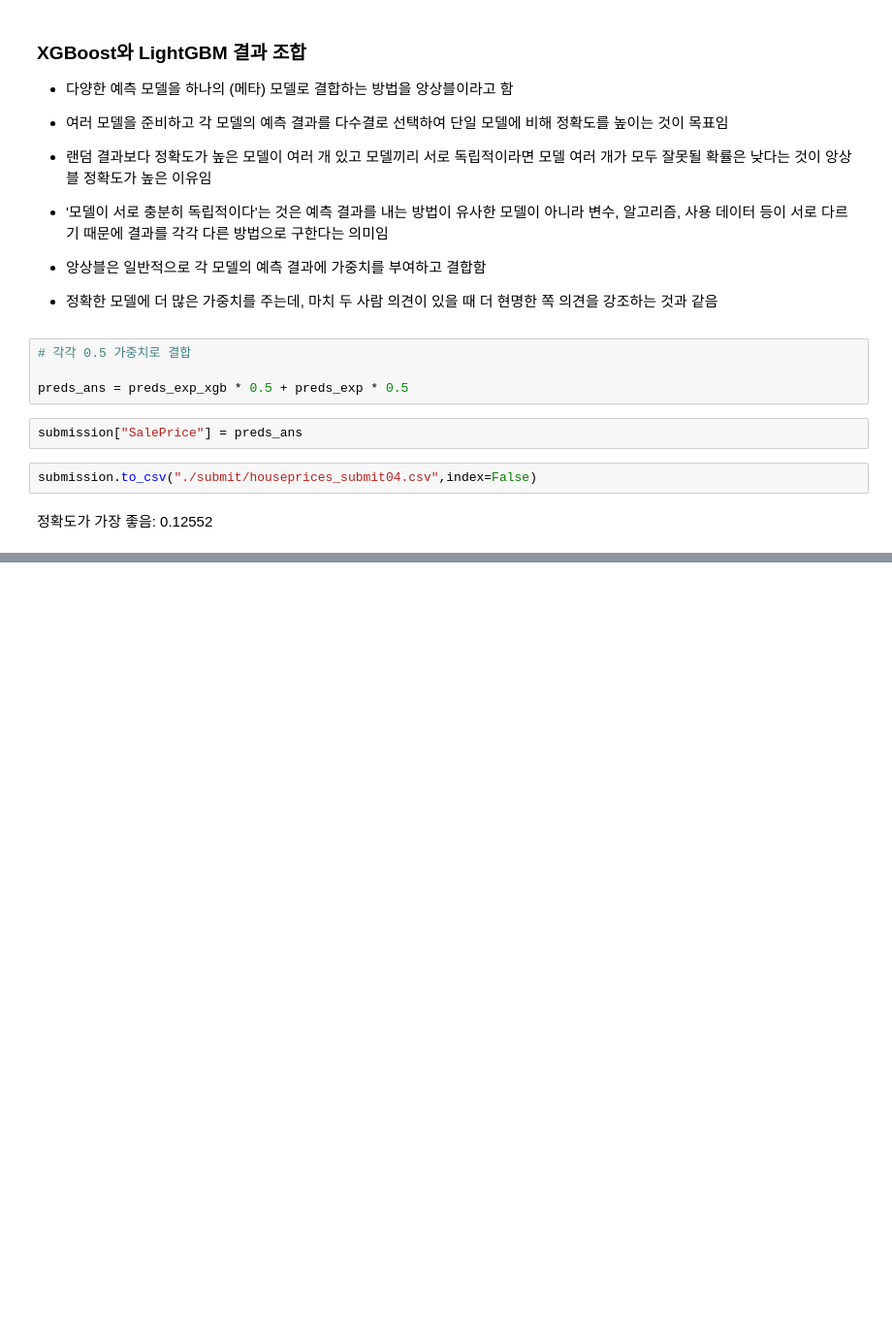
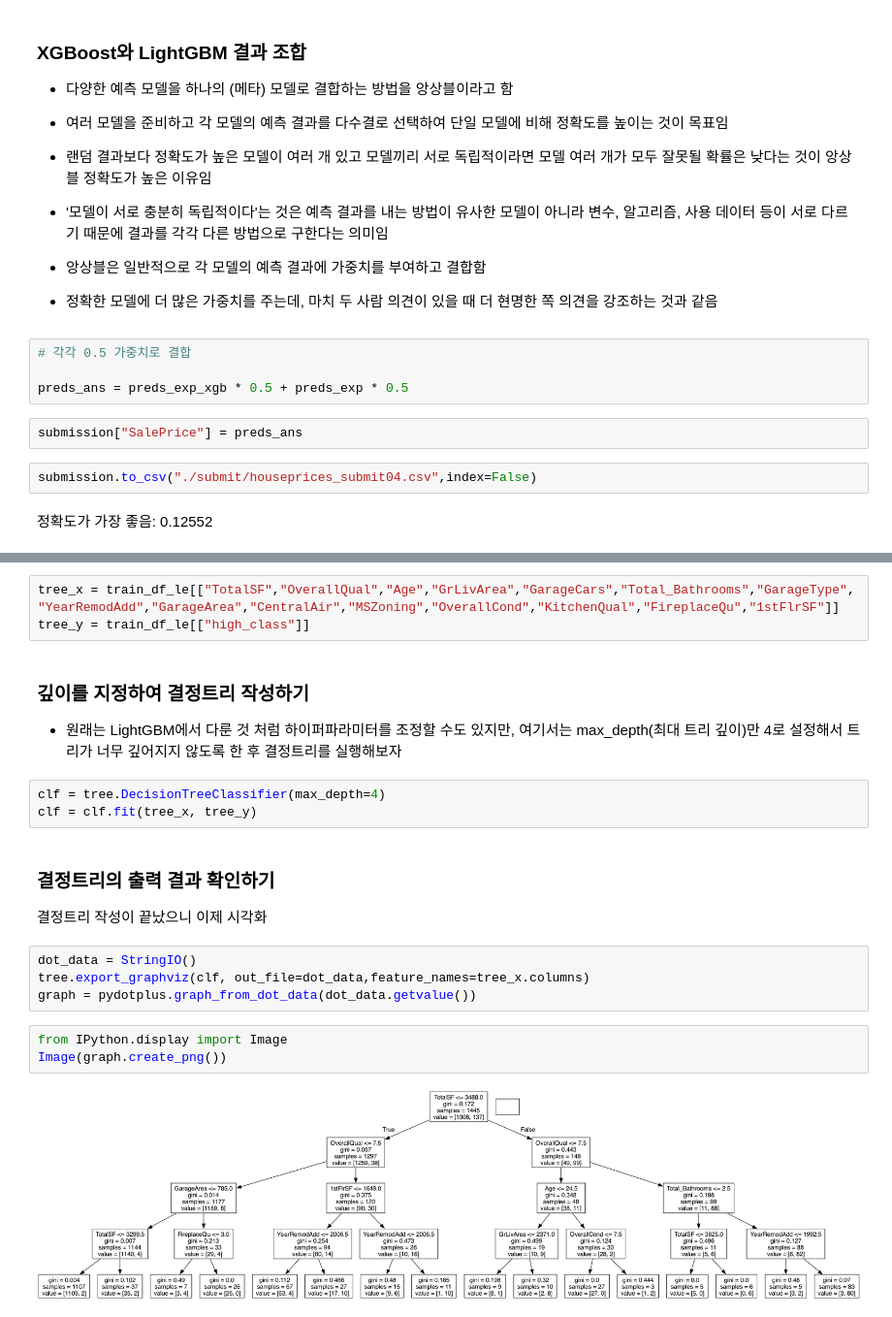
Before and after one commit to LDYWINNER/TIML, a Jupyter notebook: kaggle/house_prices/house_prices_tutorial.ipynb, the cells around one changed output, grey strips where cells are left out. Shown at 97% size. Saved outputs shown, nothing was run; the diff lists cells and outputs as text; blank space fills up the shorter version.

```diff
--- a/kaggle/house_prices/house_prices_tutorial.ipynb
+++ b/kaggle/house_prices/house_prices_tutorial.ipynb
@@ -1942,0 +2282,24 @@ submission.to_csv("./submit/houseprices_submit04.csv",index=False)
+# %%
+tree_x = train_df_le[["TotalSF","OverallQual","Age","GrLivArea","GarageCars","Total_Bathrooms","GarageType",
+"YearRemodAdd","GarageArea","CentralAir","MSZoning","OverallCond","KitchenQual","FireplaceQu","1stFlrSF"]]
+tree_y = train_df_le[["high_class"]]
+# %% [markdown]
+### 깊이를 지정하여 결정트리 작성하기
+
+- 원래는 LightGBM에서 다룬 것 처럼 하이퍼파라미터를 조정할 수도 있지만, 여기서는 max_depth(최대 트리 깊이)만 4로 설정해서 트리가 너무 깊어지지 않도록 한 후 결정트리를 실행해보자
+# %%
+clf = tree.DecisionTreeClassifier(max_depth=4)
+clf = clf.fit(tree_x, tree_y)
+# %% [markdown]
+### 결정트리의 출력 결과 확인하기
+
+결정트리 작성이 끝났으니 이제 시각화
+# %%
+dot_data = StringIO()
+tree.export_graphviz(clf, out_file=dot_data,feature_names=tree_x.columns)
+graph = pydotplus.graph_from_dot_data(dot_data.getvalue())
+# %%
+from IPython.display import Image
+Image(graph.create_png())
+# %% [output]
+[figure, added]
```
Also changed, not shown: parts of 63 cells of this notebook.
